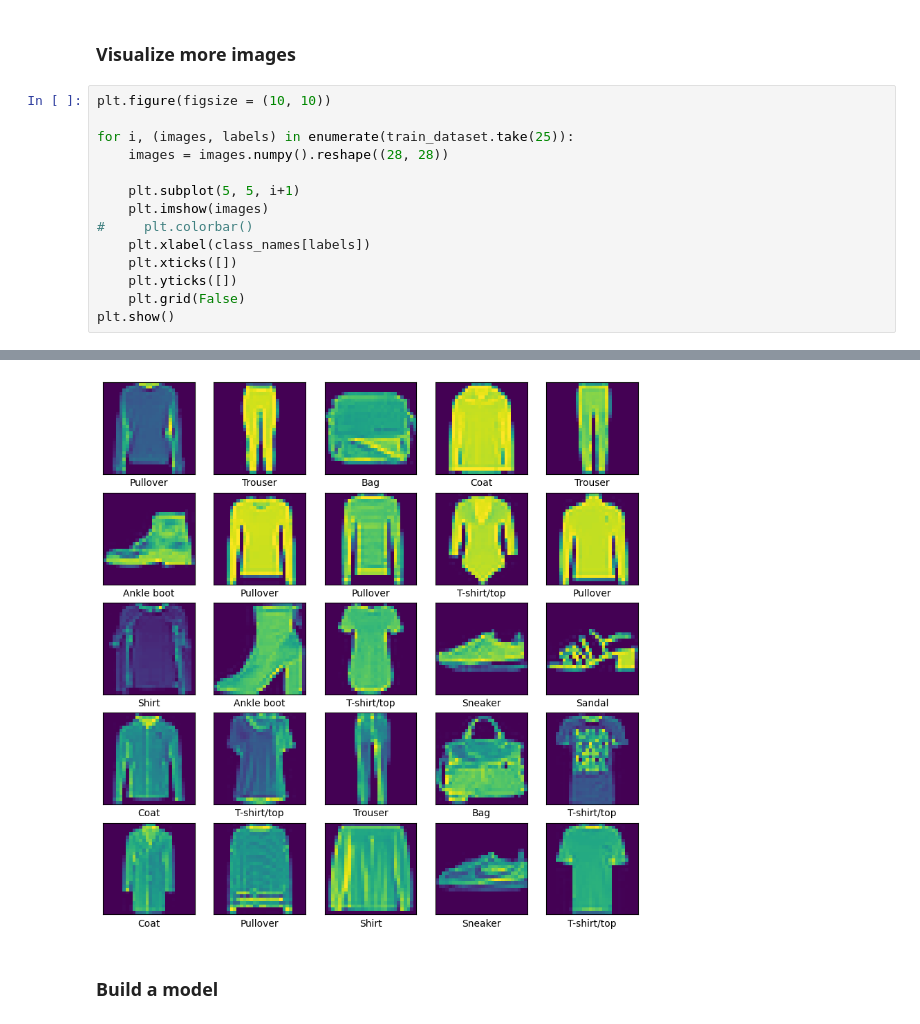
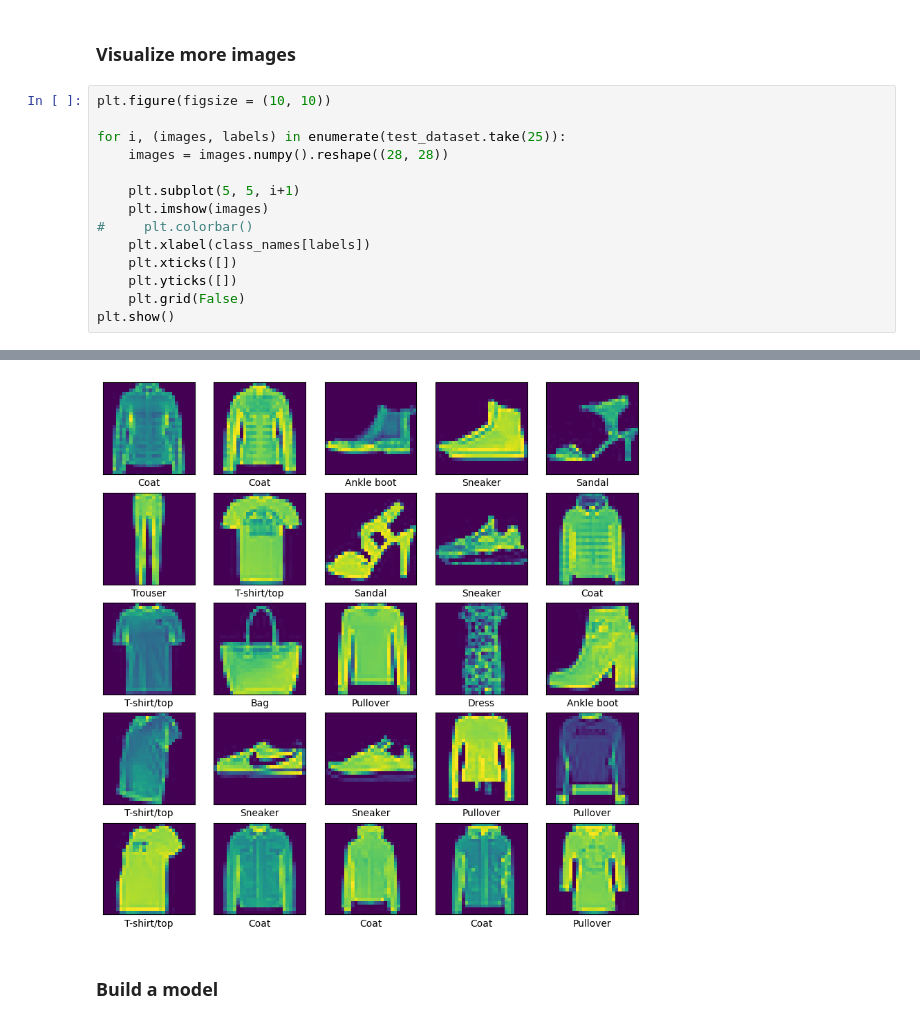
Before and after one commit to Mach-web/Machine_learning, a Jupyter notebook: Intro_to_tf/Basic_computer_vision.ipynb, the cells around one changed output, grey strips where cells are left out. Drawn from its saved outputs; the diff is of its cells as text.

```diff
--- a/Intro_to_tf/Basic_computer_vision.ipynb
+++ b/Intro_to_tf/Basic_computer_vision.ipynb
@@ -93,7 +93,7 @@ plt.show()
 # %%
 plt.figure(figsize = (10, 10))
 
-for i, (images, labels) in enumerate(train_dataset.take(25)):
+for i, (images, labels) in enumerate(test_dataset.take(25)):
     images = images.numpy().reshape((28, 28))
 
     plt.subplot(5, 5, i+1)
@@ -109,4 +109,4 @@ plt.show()
-[figure, old version]
+[figure, new version]
 # %% [markdown]
 ### Build a model
 # %% [markdown]
```
Also changed, not shown: parts of 17 cells of this notebook.
